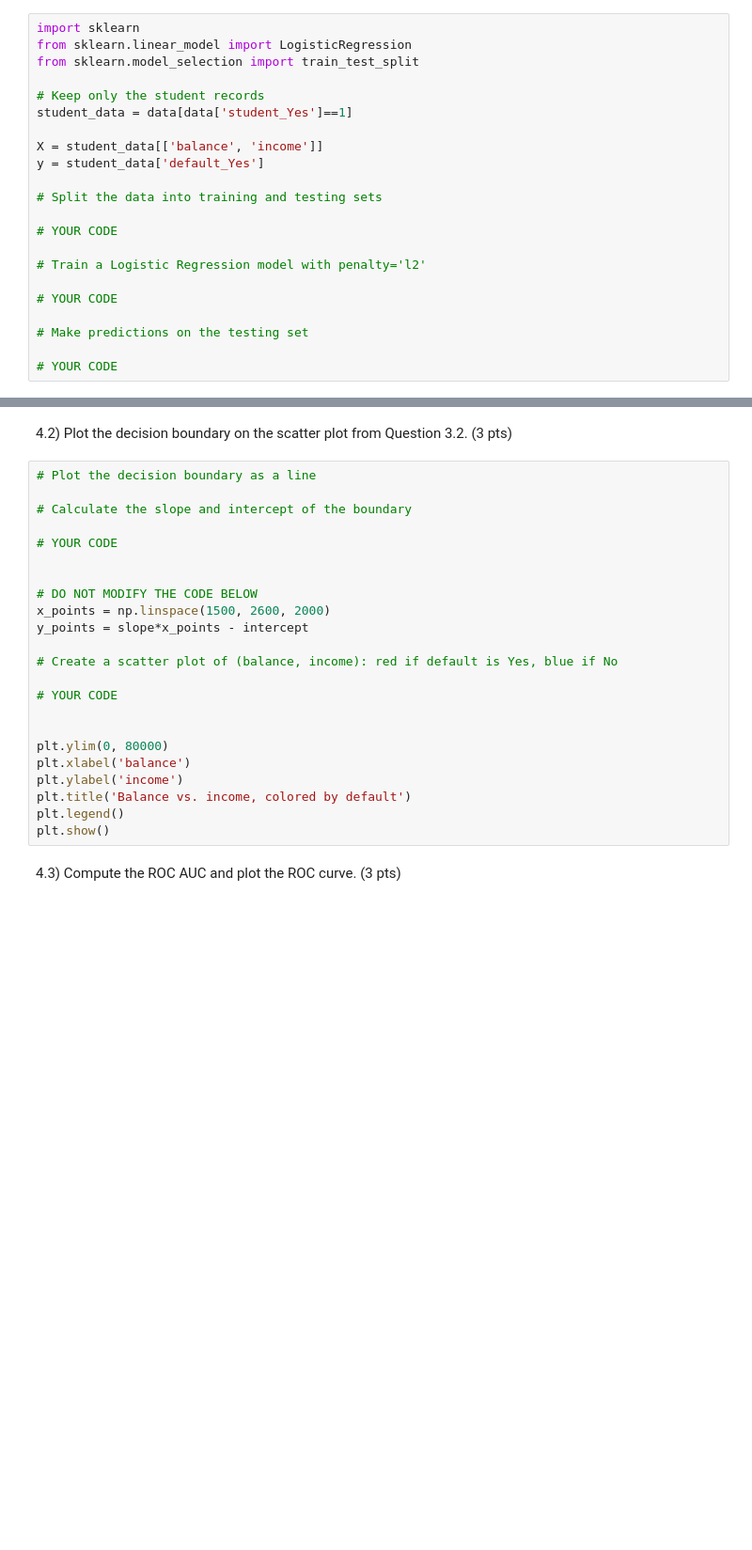
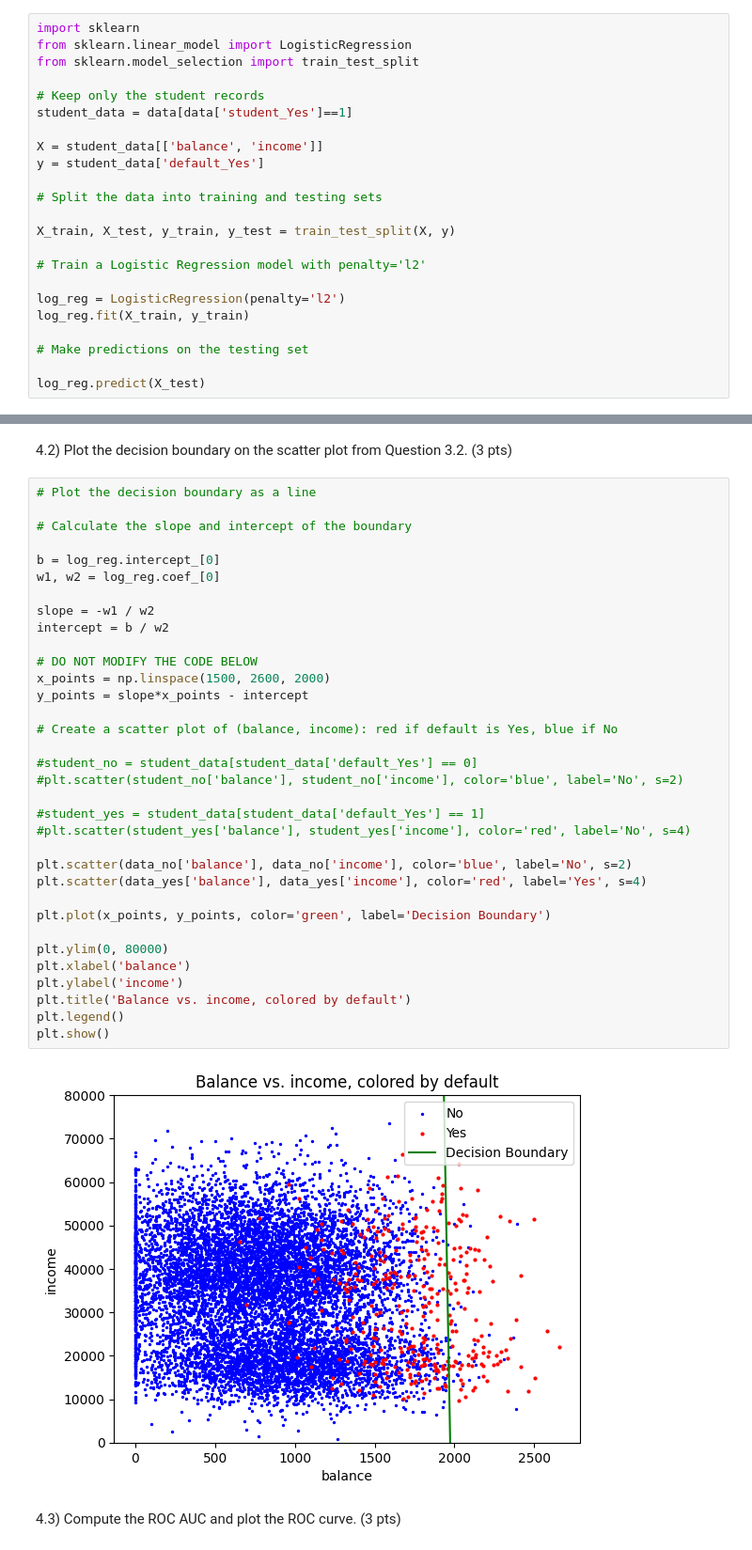
Before and after one commit to bl25845/DATA602_FardinaAlam, a Jupyter notebook: HW4/DATA_602_Homework_4_Part2_Classification.ipynb, the cells around one changed output, grey strips where cells are left out. Shown at 94% size. Cells and saved outputs as stored; diff of their text form; blank space fills up the shorter version.

```diff
--- a/HW4/DATA_602_Homework_4_Part2_Classification.ipynb
+++ b/HW4/DATA_602_Homework_4_Part2_Classification.ipynb
@@ -62,12 +93,13 @@ y = student_data['default_Yes']
 
 # Split the data into training and testing sets
 
-# YOUR CODE
+X_train, X_test, y_train, y_test = train_test_split(X, y)
 
 # Train a Logistic Regression model with penalty='l2'
 
-# YOUR CODE
+log_reg = LogisticRegression(penalty='l2')
+log_reg.fit(X_train, y_train)
 
 # Make predictions on the testing set
 
-# YOUR CODE
+log_reg.predict(X_test)
@@ -76,26 +126,39 @@ y = student_data['default_Yes']
 # %%
 # Plot the decision boundary as a line
 
 # Calculate the slope and intercept of the boundary
 
-# YOUR CODE
+b = log_reg.intercept_[0]
+w1, w2 = log_reg.coef_[0]
 
+slope = -w1 / w2
+intercept = b / w2
 
 # DO NOT MODIFY THE CODE BELOW
 x_points = np.linspace(1500, 2600, 2000)
 y_points = slope*x_points - intercept
 
 # Create a scatter plot of (balance, income): red if default is Yes, blue if No
 
-# YOUR CODE
+#student_no = student_data[student_data['default_Yes'] == 0]
+#plt.scatter(student_no['balance'], student_no['income'], color='blue', label='No', s=2)
 
+#student_yes = student_data[student_data['default_Yes'] == 1]
+#plt.scatter(student_yes['balance'], student_yes['income'], color='red', label='No', s=4)
+
+plt.scatter(data_no['balance'], data_no['income'], color='blue', label='No', s=2)
+plt.scatter(data_yes['balance'], data_yes['income'], color='red', label='Yes', s=4)
+
+plt.plot(x_points, y_points, color='green', label='Decision Boundary')
 
 plt.ylim(0, 80000)
 plt.xlabel('balance')
 plt.ylabel('income')
 plt.title('Balance vs. income, colored by default')
 plt.legend()
 plt.show()
+# %% [output]
+[figure, added]
 # %% [markdown]
 4.3) Compute the ROC AUC and plot the ROC curve. (3 pts)
 # %%
```
Also changed, not shown: parts of 16 cells of this notebook, 1 other file.
